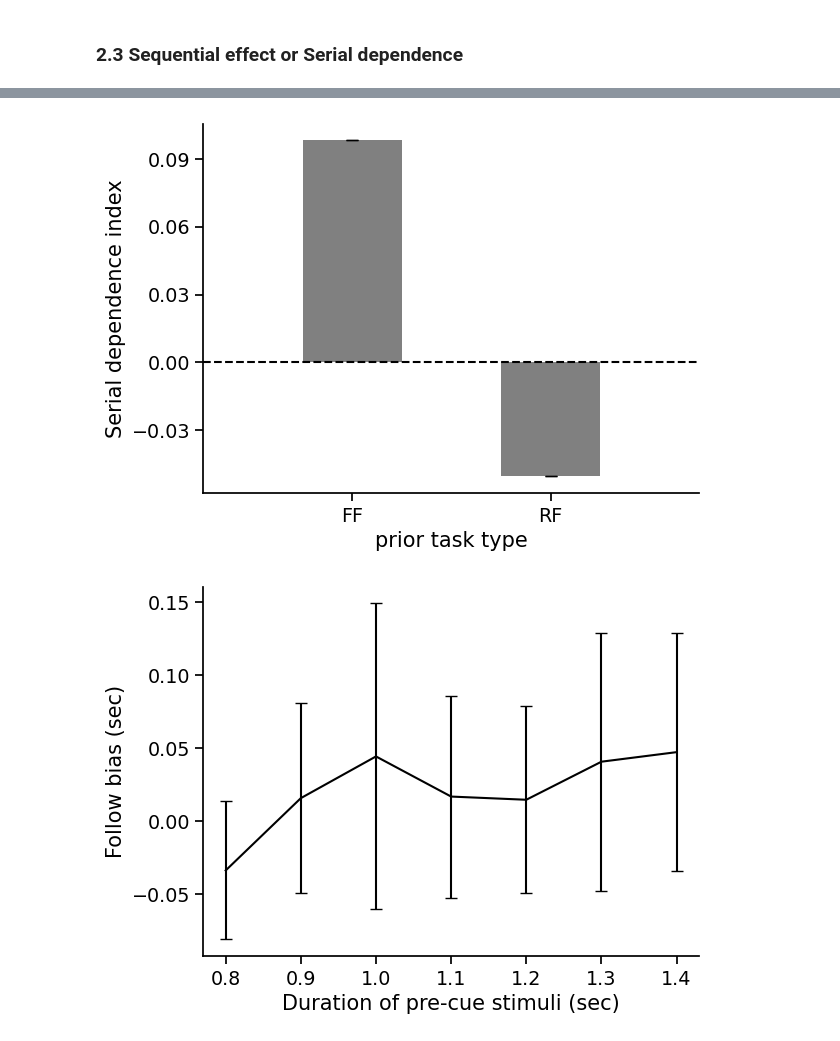
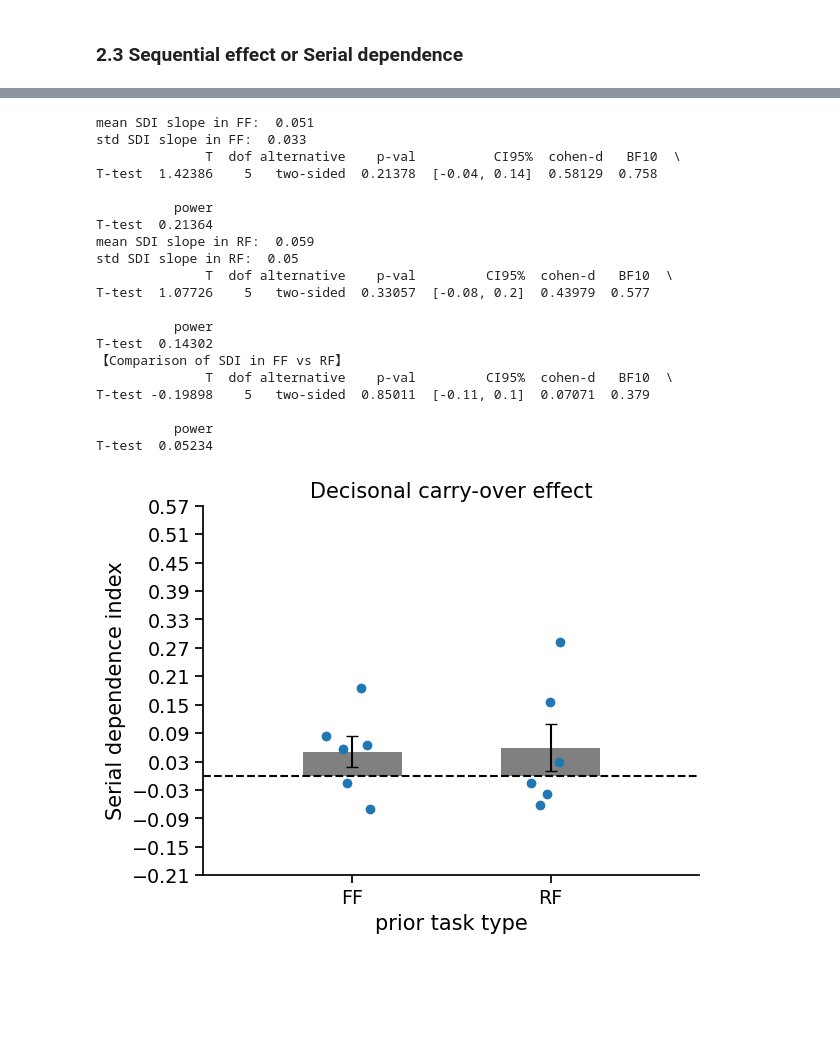
Before and after one commit to msenselab/seq_reproduction, a Jupyter notebook: data_analysis/code/dataAna.ipynb, the cells around one changed output, grey strips where cells are left out. Saved outputs shown, nothing was run; the diff lists cells and outputs as text; code cells hidden in the pictures; blank space fills up the shorter version.

Commit message:
update data and analysis code

```diff
--- a/data_analysis/code/dataAna.ipynb
+++ b/data_analysis/code/dataAna.ipynb
@@ -604,46 +837,56 @@ slope_RF_sdi = reg2.coef_[1]
 # %%
+# calculate Decisional carry-over index (DCI) and plot
+slope_1, slope_FF_dci, int_1 = LM_2F(dataFF, ['curDur','preRpt','curBias'])
+print("mean SDI slope in FF: ", slope_FF_dci.mean().round(3))
+print("std SDI slope in FF: ", round(slope_FF_dci.std()/np.sqrt(nPar),3))
+print(pg.ttest(slope_FF_dci, 0).round(5))
+
+slope_1, slope_RF_dci, int_1 = LM_2F(dataRF, ['curDur','preRpt','curBias'])
+print("mean SDI slope in RF: ", slope_RF_dci.mean().round(3))
+print("std SDI slope in RF: ", round(slope_RF_dci.std()/np.sqrt(nPar),3))
+print(pg.ttest(slope_RF_dci, 0).round(5))
+
+print("【Comparison of SDI in FF vs RF】")
+print(pg.ttest(slope_FF_dci, slope_RF_dci, paired=True).round(5))
+
 # plot serial dependence index with errorbar
 fig, ax = plt.subplots()
-plt.bar(np.arange(1,3), [np.mean(slope_FF_sdi), np.mean(slope_RF_sdi)], color='grey', width=0.5)
-plt.errorbar(np.arange(1,3), [np.mean(slope_FF_sdi), np.mean(slope_RF_sdi)],
-             yerr=[np.std(slope_FF_sdi)/np.sqrt(nPar), np.std(slope_RF_sdi)/np.sqrt(nPar)],
+plt.bar(np.arange(1,3), [np.mean(slope_FF_dci), np.mean(slope_RF_dci)], color='grey', width=0.5)
+plt.errorbar(np.arange(1,3), [np.mean(slope_FF_dci), np.mean(slope_RF_dci)],
+             yerr=[np.std(slope_FF_dci)/np.sqrt(nPar), np.std(slope_RF_dci)/np.sqrt(nPar)],
              color='black', capsize=4, linestyle='')
+plt.scatter([(np.random.random(nPar)-0.5)*0.3+1, (np.random.random(nPar)-0.5)*0.3+2],\
+            [slope_FF_dci, slope_RF_dci])
 plt.axhline(y=0, color='black', linestyle='--')
 plt.xlim(0.25,2.75)
 plt.xticks(np.arange(1,3), ['FF', 'RF'])
-plt.yticks(np.arange(-0.03, 0.1, 0.03))
+plt.yticks(np.arange(-0.21, 0.61, 0.06))
 plt.xlabel('prior task type')
 plt.ylabel('Serial dependence index')
+plt.title('Decisonal carry-over effect')
 ax.spines['top'].set_visible(False)
 ax.spines['right'].set_visible(False)
 
-# plt.savefig(figsDir + '/SeqEff_FFvsRF_SDI.png', bbox_inches='tight')
+plt.savefig(figsDir + '/SeqEff_FFvsRF_DCI.png', bbox_inches='tight')
 # %% [output]
+mean SDI slope in FF:  0.051
+std SDI slope in FF:  0.033
+              T  dof alternative    p-val          CI95%  cohen-d   BF10  \
+T-test  1.42386    5   two-sided  0.21378  [-0.04, 0.14]  0.58129  0.758
+
+          power
+T-test  0.21364
+mean SDI slope in RF:  0.059
+std SDI slope in RF:  0.05
+              T  dof alternative    p-val         CI95%  cohen-d   BF10  \
+T-test  1.07726    5   two-sided  0.33057  [-0.08, 0.2]  0.43979  0.577
+
+          power
+T-test  0.14302
+【Comparison of SDI in FF vs RF】
+              T  dof alternative    p-val         CI95%  cohen-d   BF10  \
+T-test -0.19898    5   two-sided  0.85011  [-0.11, 0.1]  0.07071  0.379
+
+          power
+T-test  0.05234
-[figure, old version]
+[figure, new version]
-# %%
-# sequential effect from the pre-cue duration
-mFlwBiasPreCueDurPar = dataFlw.groupby(['nPar','curPreCueDur']).curBias.mean().reset_index()
-mFlwBiasPreCueDurAll = mFlwBiasPreCueDurPar.groupby('curPreCueDur').\
-    agg({"curBias":["count","mean","sem"]}).reset_index()
-mFlwBiasPreCueDurAll.columns = ['curPreCueDur', 'count', 'mBias','seBias']
-# print(mFlwBiasPreCueDurAll)
-
-# rmANOVA: mean bias as a factor of pre-cue duration
-# print('【rmANOVA of mean follow Bias on pre-cue Duration】')
-# aov_flwbias_preCueDur = rmANOVA_gg_Long(mFlwBiasPreCueDurPar, 'curBias', ['preDur'], 'nPar')
-# print(aov_flwbias_preCueDur)
-
-# plot sequential effect
-fig, ax = plt.subplots()
-plt.errorbar(x='curPreCueDur', y='mBias', yerr='seBias', data=mFlwBiasPreCueDurAll,
-             color='black', capsize=4)
-# plt.axhline(y=0, color='black', linestyle='--')
-plt.xticks(mFlwBiasPreCueDurAll.curPreCueDur)
-plt.xlabel('Duration of pre-cue stimuli (sec)')
-plt.ylabel('Follow bias (sec)')
-ax.spines['top'].set_visible(False)
-ax.spines['right'].set_visible(False)
-
-# plt.savefig(figsDir + '/SeqEff_FlwErr_preCueDur.png', bbox_inches='tight')
-# %% [output]
-[figure, removed]
```
Also changed, not shown: parts of 28 cells of this notebook, 25 other files.
